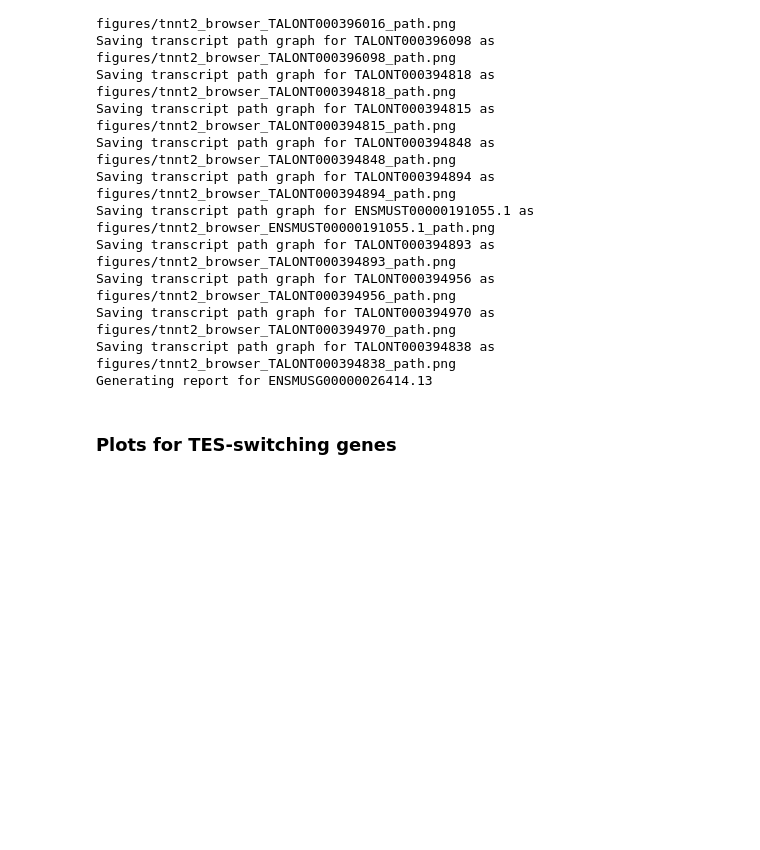
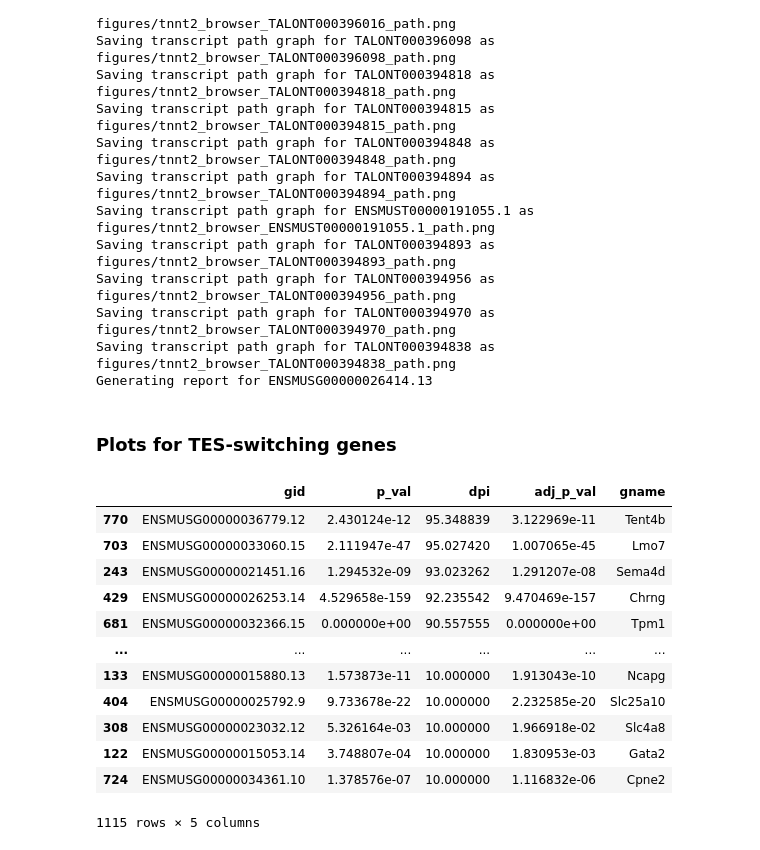
Before and after one commit to fairliereese/210830_ucd_workshop, a Jupyter notebook: swan.ipynb, the cells around one changed output. Cells and saved outputs as stored; diff of their text form; code cells hidden in the pictures; blank space fills up the shorter version.

```diff
--- a/swan.ipynb
+++ b/swan.ipynb
@@ -718,3 +835,23 @@ Saving transcript path graph for TALONT000394838 as figures/tnnt2_browser_TALONT
 Generating report for ENSMUSG00000026414.13
 # %% [markdown]
 ### Plots for  TES-switching genes
+# %%
+tes_genes = sg.get_die_genes(kind='tes', obs_col=obs_col,
+                        obs_conditions=obs_conditions,
+                        p=0.05, dpi=10)
+tes_genes = tes_genes.merge(sg.t_df[['gid', 'gname']].drop_duplicates(), on='gid', how='left')
+tes_genes.sort_values(by='dpi', ascending=False)
+# %% [output]
+|  | gid | p_val | dpi | adj_p_val | gname |
+| 770 | ENSMUSG00000036779.12 | 2.430124e-12 | 95.348839 | 3.122969e-11 | Tent4b |
+| 703 | ENSMUSG00000033060.15 | 2.111947e-47 | 95.027420 | 1.007065e-45 | Lmo7 |
+| 243 | ENSMUSG00000021451.16 | 1.294532e-09 | 93.023262 | 1.291207e-08 | Sema4d |
+| 429 | ENSMUSG00000026253.14 | 4.529658e-159 | 92.235542 | 9.470469e-157 | Chrng |
+| 681 | ENSMUSG00000032366.15 | 0.000000e+00 | 90.557555 | 0.000000e+00 | Tpm1 |
+| ... | ... | ... | ... | ... | ... |
+| 133 | ENSMUSG00000015880.13 | 1.573873e-11 | 10.000000 | 1.913043e-10 | Ncapg |
+| 404 | ENSMUSG00000025792.9 | 9.733678e-22 | 10.000000 | 2.232585e-20 | Slc25a10 |
+| 308 | ENSMUSG00000023032.12 | 5.326164e-03 | 10.000000 | 1.966918e-02 | Slc4a8 |
+| 122 | ENSMUSG00000015053.14 | 3.748807e-04 | 10.000000 | 1.830953e-03 | Gata2 |
+| 724 | ENSMUSG00000034361.10 | 1.378576e-07 | 10.000000 | 1.116832e-06 | Cpne2 |
+1115 rows × 5 columns
```
Also changed, not shown: parts of 40 cells of this notebook.
